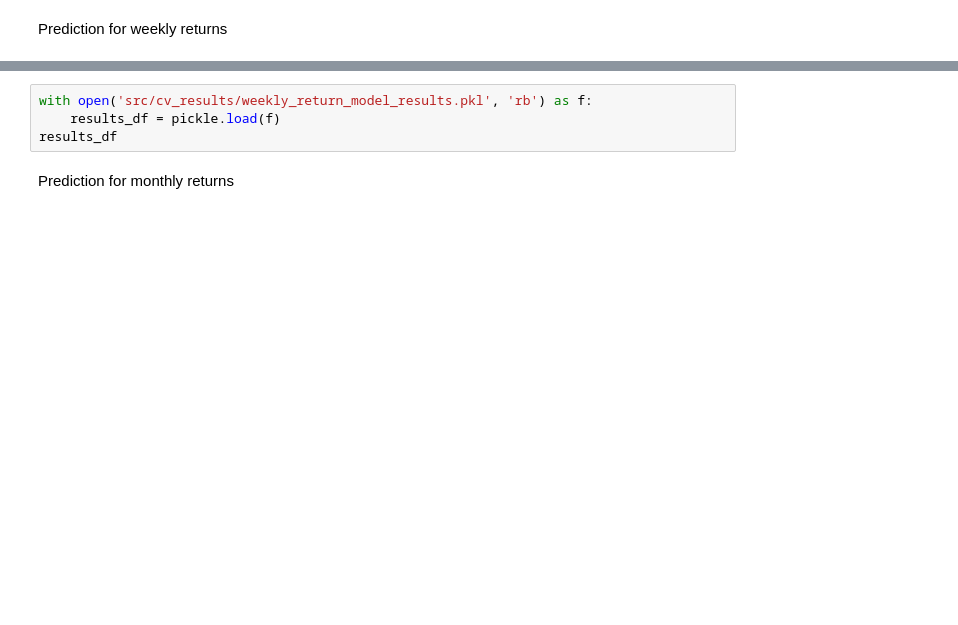
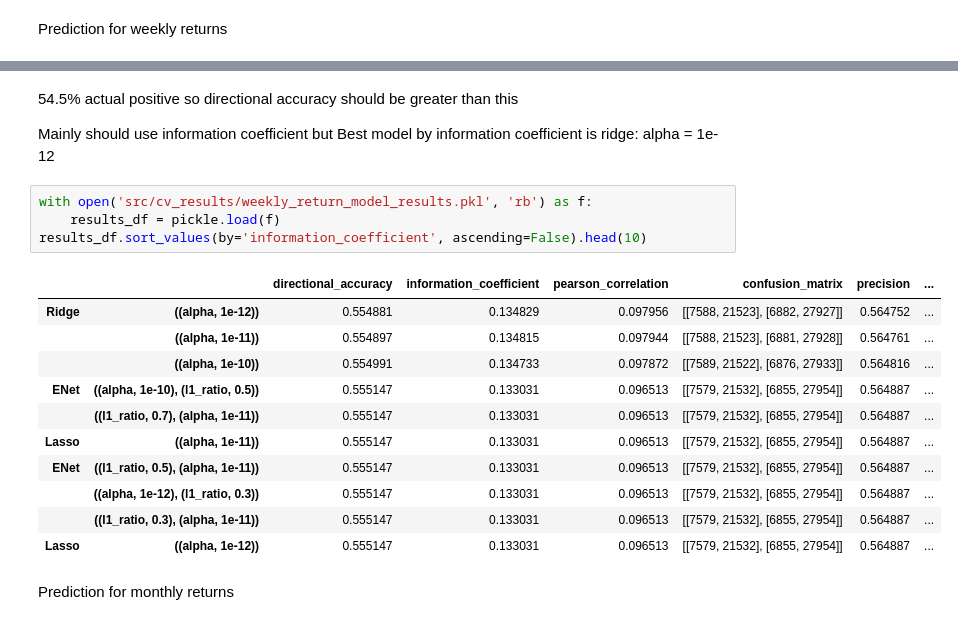
Before and after one commit to rileyteo/dse4212_portfolio_optimisation, a Jupyter notebook: test copy.ipynb, the cells around one changed output, grey strips where cells are left out. Drawn from its saved outputs; the diff is of its cells as text; blank space fills up the shorter version.

```diff
--- a/test copy.ipynb
+++ b/test copy.ipynb
@@ -1313,7 +1346,24 @@ NameError: name 'daily_return_targets' is not defined
+# %% [markdown]
+54.5% actual positive so directional accuracy should be greater than this
+
+Mainly should use information coefficient but
+Best model by information coefficient is ridge: alpha = 1e-12
 # %%
 with open('src/cv_results/weekly_return_model_results.pkl', 'rb') as f:
     results_df = pickle.load(f)
-results_df
+results_df.sort_values(by='information_coefficient', ascending=False).head(10)
+# %% [output]
+|  |  | directional_accuracy | information_coefficient | pearson_correlation | confusion_matrix | precision | ... |
+| Ridge | ((alpha, 1e-12)) | 0.554881 | 0.134829 | 0.097956 | [[7588, 21523], [6882, 27927]] | 0.564752 | ... |
+|  | ((alpha, 1e-11)) | 0.554897 | 0.134815 | 0.097944 | [[7588, 21523], [6881, 27928]] | 0.564761 | ... |
+|  | ((alpha, 1e-10)) | 0.554991 | 0.134733 | 0.097872 | [[7589, 21522], [6876, 27933]] | 0.564816 | ... |
+| ENet | ((alpha, 1e-10), (l1_ratio, 0.5)) | 0.555147 | 0.133031 | 0.096513 | [[7579, 21532], [6855, 27954]] | 0.564887 | ... |
+|  | ((l1_ratio, 0.7), (alpha, 1e-11)) | 0.555147 | 0.133031 | 0.096513 | [[7579, 21532], [6855, 27954]] | 0.564887 | ... |
+| Lasso | ((alpha, 1e-11)) | 0.555147 | 0.133031 | 0.096513 | [[7579, 21532], [6855, 27954]] | 0.564887 | ... |
+| ENet | ((l1_ratio, 0.5), (alpha, 1e-11)) | 0.555147 | 0.133031 | 0.096513 | [[7579, 21532], [6855, 27954]] | 0.564887 | ... |
+|  | ((alpha, 1e-12), (l1_ratio, 0.3)) | 0.555147 | 0.133031 | 0.096513 | [[7579, 21532], [6855, 27954]] | 0.564887 | ... |
+|  | ((l1_ratio, 0.3), (alpha, 1e-11)) | 0.555147 | 0.133031 | 0.096513 | [[7579, 21532], [6855, 27954]] | 0.564887 | ... |
+| Lasso | ((alpha, 1e-12)) | 0.555147 | 0.133031 | 0.096513 | [[7579, 21532], [6855, 27954]] | 0.564887 | ... |
 # %% [markdown]
 Prediction for monthly returns
 # %%
```
Also changed, not shown: parts of 20 cells of this notebook, 14 other files.
